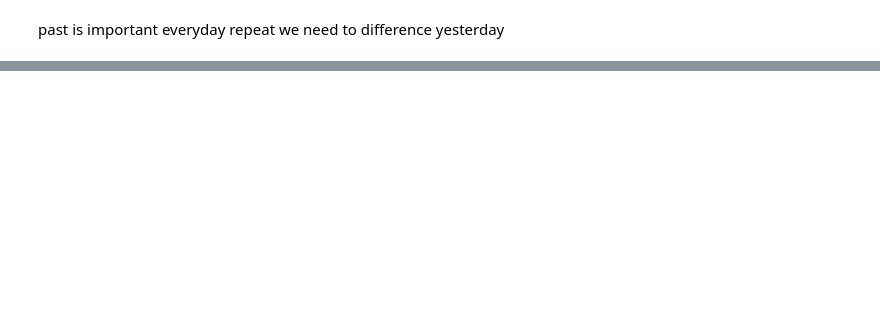
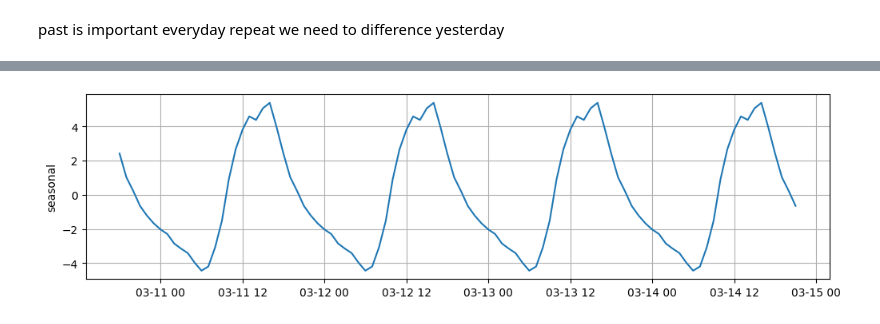
Before and after one commit to 4GeeksAcademy/utku_seyithanoglu_timeseries, a Jupyter notebook: src/explore.ipynb, the cells around one changed output, grey strips where cells are left out. Saved outputs shown, nothing was run; the diff lists cells and outputs as text; code cells hidden in the pictures; blank space fills up the shorter version.

```diff
--- a/src/explore.ipynb
+++ b/src/explore.ipynb
@@ -735,0 +751,6 @@ past is important everyday repeat we need to difference yesterday
+# %%
+plt.figure(figsize=(12,3))
+sns.lineplot(decomposition.seasonal[:100])
+plt.grid()
+# %% [output]
+[figure, added]
```
Also changed, not shown: parts of 36 cells of this notebook.
